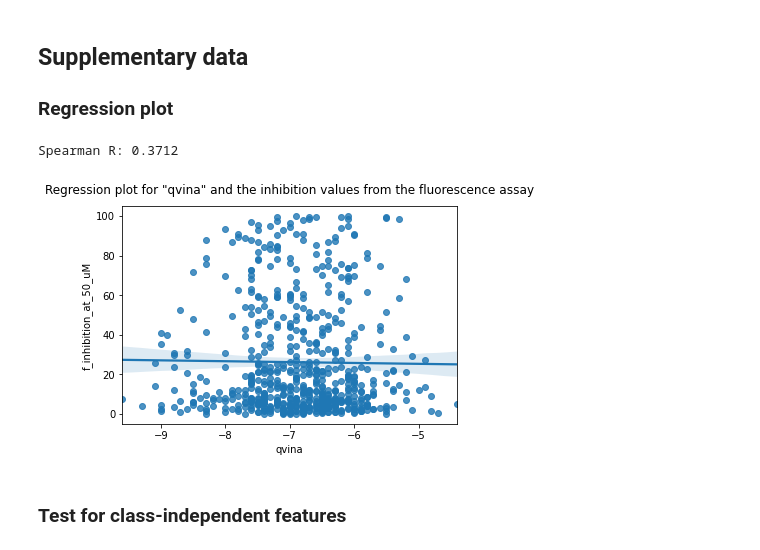
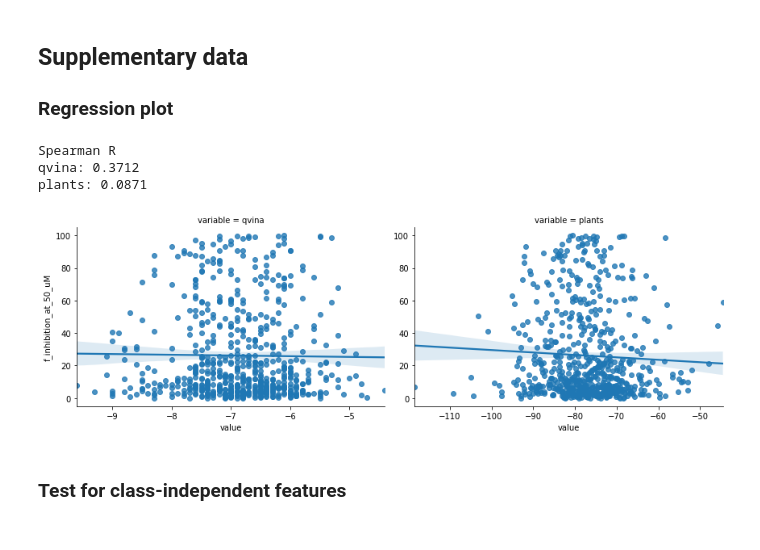
Before and after one commit to caiocrocha/SarsCov2Classifier, a Jupyter notebook: ML.ipynb, the cells around one changed output. Drawn from its saved outputs; the diff is of its cells as text; code cells hidden in the pictures.

```diff
--- a/ML.ipynb
+++ b/ML.ipynb
@@ -289,19 +323,27 @@ plt.savefig('figures/distribution.png', dpi=216)
 ## Supplementary data
 <a id='regression'></a>
 ### Regression plot
-# %%
-from scipy.stats import spearmanr
-
-df = pd.merge(data[['CID','qvina']], activity[['CID','f_inhibition_at_50_uM']], on=['CID'])
-df.dropna(subset=['qvina', 'f_inhibition_at_50_uM'], inplace=True)
-print(f"Spearman R: {spearmanr(df['qvina'], df['f_inhibition_at_50_uM'])[1]:.4f}")
-
-sns.regplot(data=df, x='qvina', y='f_inhibition_at_50_uM')
-plt.title('Regression plot for "qvina" and the inhibition values from the fluorescence assay', y=1.03)
-plt.savefig('figures/regplot_qvina.png', dpi=128)
-# %% [output]
-Spearman R: 0.3712
-[figure, removed]
+# %%
+#Regression plot for "qvina" and the inhibition values from the fluorescence assay
+
+from scipy.stats import spearmanr
+
+df = pd.merge(data[['CID','qvina','plants']], activity[['CID','f_inhibition_at_50_uM']], on=['CID'])
+print('Spearman R')
+print(f"""qvina: {spearmanr(df.dropna(subset=['qvina', 'f_inhibition_at_50_uM'])['qvina'],
+                    df.dropna(subset=['qvina', 'f_inhibition_at_50_uM'])['f_inhibition_at_50_uM'])[1]:.4f}""")
+print(f"""plants: {spearmanr(df.dropna(subset=['plants', 'f_inhibition_at_50_uM'])['plants'],
+                    df.dropna(subset=['plants', 'f_inhibition_at_50_uM'])['f_inhibition_at_50_uM'])[1]:.4f}""")
+
+melt = pd.melt(df, id_vars=['CID','f_inhibition_at_50_uM'], value_vars=['qvina', 'plants'])
+g = sns.FacetGrid(data=melt, col='variable', sharey=False, sharex=False, aspect=1.5, height=4)
+g.map(sns.regplot, 'value', 'f_inhibition_at_50_uM')
+plt.savefig('figures/docking_reg.png', dpi=128)
+# %% [output]
+Spearman R
+qvina: 0.3712
+plants: 0.0871
+[figure, added]
 # %% [markdown]
 <a id='independent'></a>
 ### Test for class-independent features
```
Also changed, not shown: parts of 9 cells of this notebook, 18 other files.
